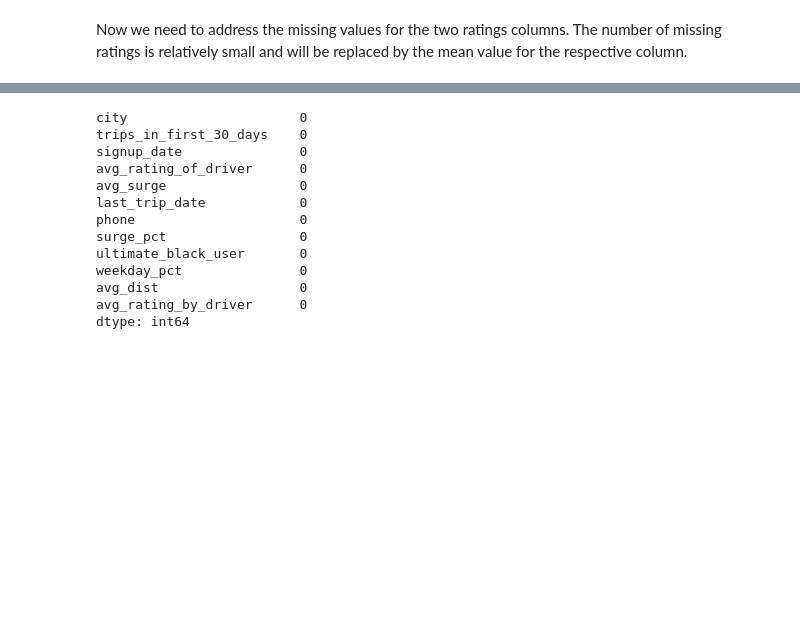
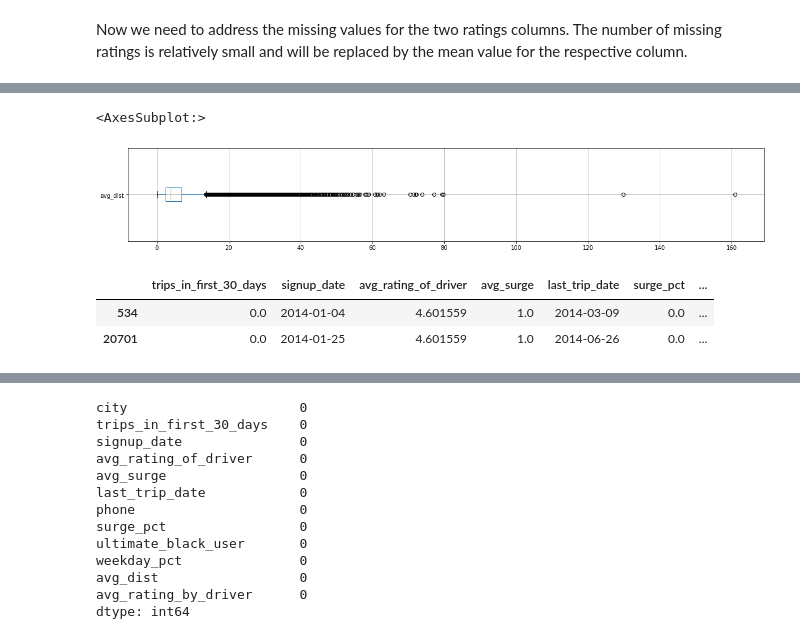
Before and after one commit to LiftedAquatic/ultimate_challenge, a Jupyter notebook: Ultimate challenge notebook.ipynb, the cells around one changed output, grey strips where cells are left out. Saved outputs shown, nothing was run; the diff lists cells and outputs as text; code cells hidden in the pictures; blank space fills up the shorter version.

```diff
--- a/Ultimate challenge notebook.ipynb
+++ b/Ultimate challenge notebook.ipynb
@@ -304,0 +356,13 @@ users_df.avg_rating_of_driver = users_df.avg_rating_of_driver.fillna(avg_rating)
+# %%
+# check for outliers in the 'trips_in_first_30_days' column
+
+users_df.boxplot(column='avg_dist', figsize=(20,3), vert=False)
+# %% [output]
+<AxesSubplot:>
+[figure, added]
+# %%
+users_df[users_df['avg_dist'] > 80]
+# %% [output]
+|  | trips_in_first_30_days | signup_date | avg_rating_of_driver | avg_surge | last_trip_date | surge_pct | ... |
+| 534 | 0.0 | 2014-01-04 | 4.601559 | 1.0 | 2014-03-09 | 0.0 | ... |
+| 20701 | 0.0 | 2014-01-25 | 4.601559 | 1.0 | 2014-06-26 | 0.0 | ... |
```
Also changed, not shown: parts of 91 cells of this notebook.
